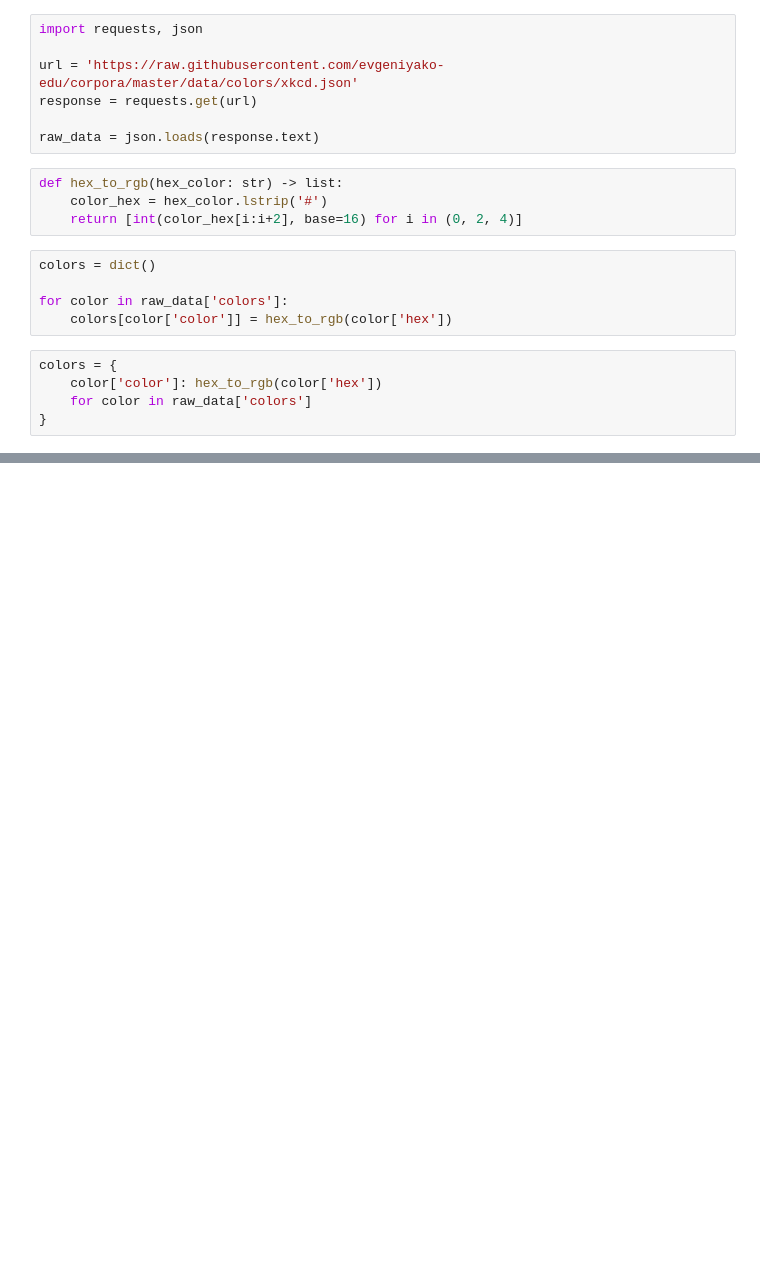
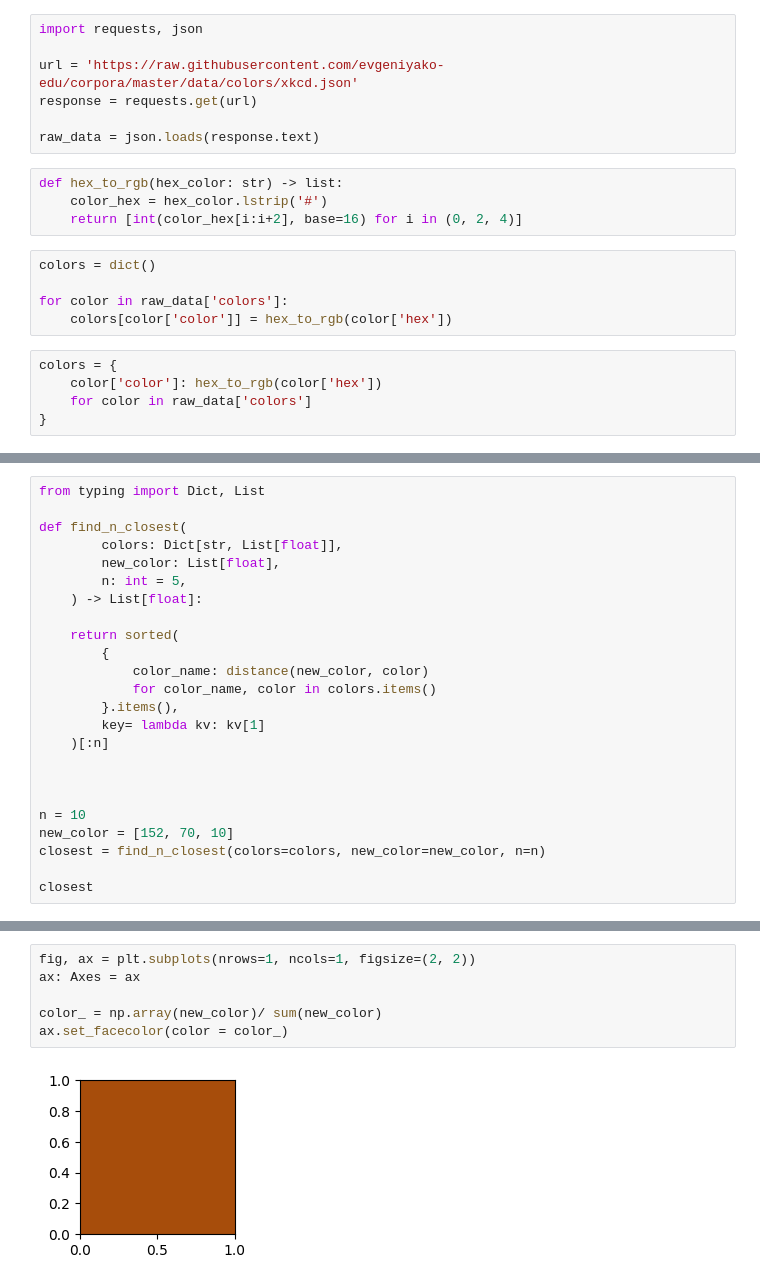
Before and after one commit to tauantorres/masters-degree-ai-mipt-math-refresher, a Jupyter notebook: session-01.ipynb, the cells around one changed output, grey strips where cells are left out. Saved outputs shown, nothing was run; the diff lists cells and outputs as text; blank space fills up the shorter version.

```diff
--- a/session-01.ipynb
+++ b/session-01.ipynb
@@ -372,0 +82,24 @@ PROGRAMMING LANGUAGES AND TOOLS:
+# %%
+from typing import Dict, List
+
+def find_n_closest(
+        colors: Dict[str, List[float]],
+        new_color: List[float],
+        n: int = 5,
+    ) -> List[float]:
+
+    return sorted(
+        {
+            color_name: distance(new_color, color)
+            for color_name, color in colors.items()
+        }.items(),
+        key= lambda kv: kv[1]
+    )[:n]
+
+
+
+n = 10
+new_color = [152, 70, 10]
+closest = find_n_closest(colors=colors, new_color=new_color, n=n)
+
+closest
@@ -372,0 +117,8 @@ PROGRAMMING LANGUAGES AND TOOLS:
+# %%
+fig, ax = plt.subplots(nrows=1, ncols=1, figsize=(2, 2))
+ax: Axes = ax
+
+color_ = np.array(new_color)/ sum(new_color)
+ax.set_facecolor(color = color_)
+# %% [output]
+[figure, added]
```
Also changed, not shown: parts of 21 cells of this notebook.
